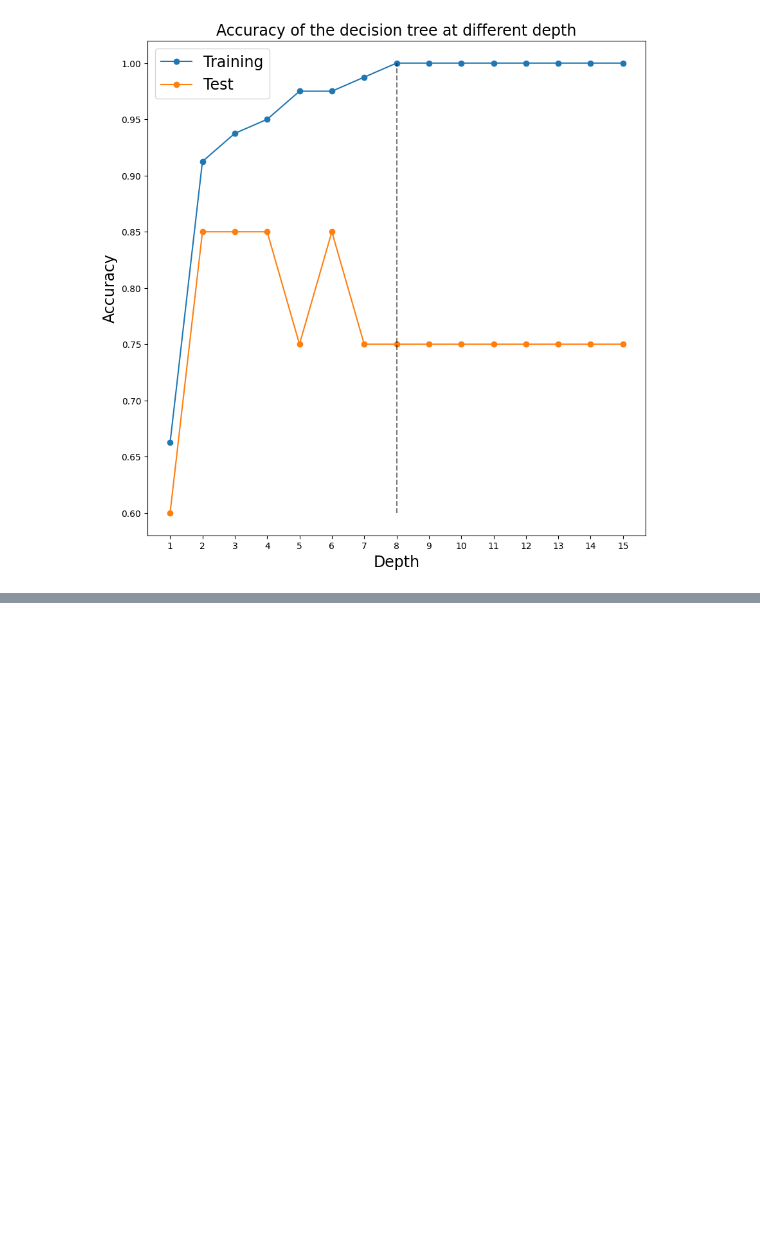
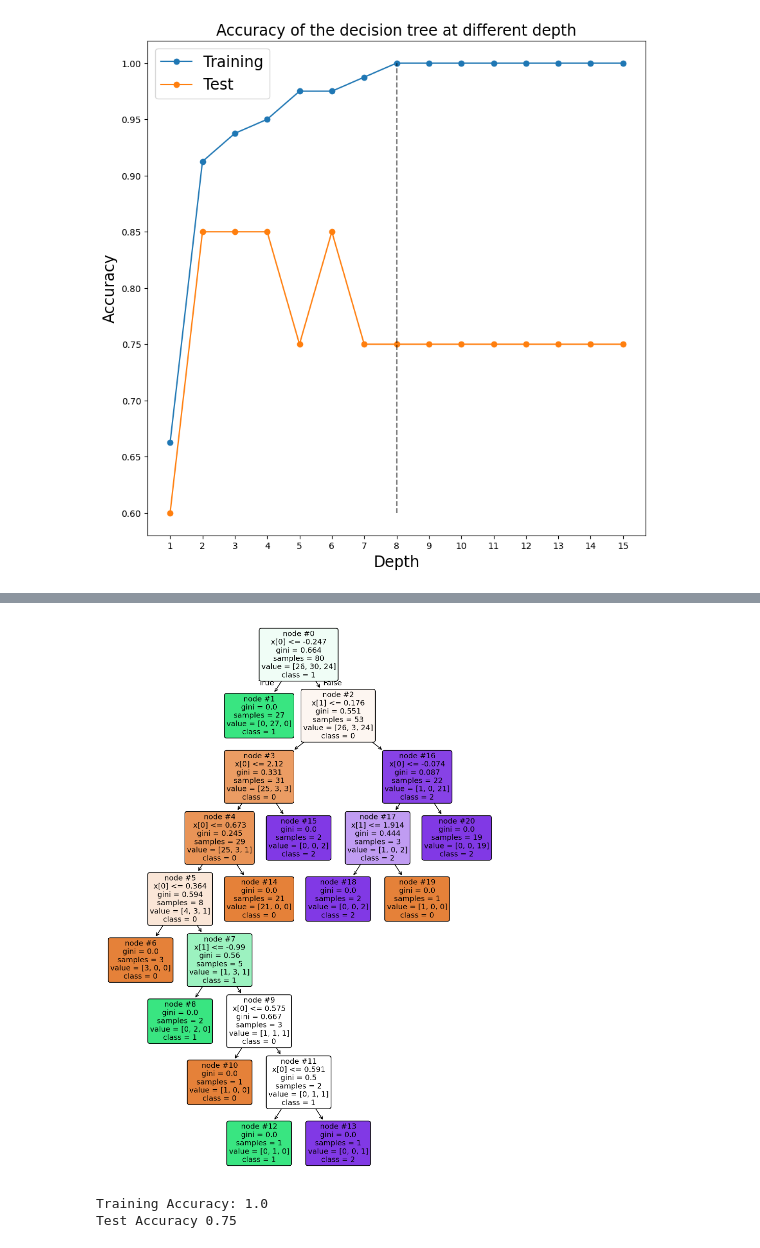
Before and after one commit to kar137/Machine-Learning-Portfolio, a Jupyter notebook: notebooks/Beyond-Linear-Models/Decision-trees-&-KNN/overfitting.ipynb, the cells around one changed output, grey strips where cells are left out. Drawn from its saved outputs; the diff is of its cells as text; code cells hidden in the pictures; blank space fills up the shorter version.

```diff
--- a/notebooks/Beyond-Linear-Models/Decision-trees-&-KNN/overfitting.ipynb
+++ b/notebooks/Beyond-Linear-Models/Decision-trees-&-KNN/overfitting.ipynb
@@ -49,0 +72,20 @@ plt.show()
+# %%
+from sklearn.tree import plot_tree
+from sklearn.metrics import accuracy_score
+
+clf1 = DecisionTreeClassifier(random_state = 12)   # Every time we will set random_state to 12
+clf1.fit(X_train, y_train)
+
+# Plot the tree structure
+fig, axes = plt.subplots(nrows=1, ncols=1, figsize=(10,14), dpi=200)
+plot_tree(clf1, feature_names=X_train.columns if hasattr(X_train, "columns") else None,
+          class_names=[str(cls) for cls in clf1.classes_],
+          filled=True, node_ids=True, rounded=True)
+plt.show()
+
+print("Training Accuracy:", accuracy_score(y_train, clf1.predict(X_train)))
+print("Test Accuracy",accuracy_score(y_test, clf1.predict(X_test)))
+# %% [output]
+[figure, added]
+Training Accuracy: 1.0
+Test Accuracy 0.75
```
Also changed, not shown: parts of 1 cell of this notebook.
